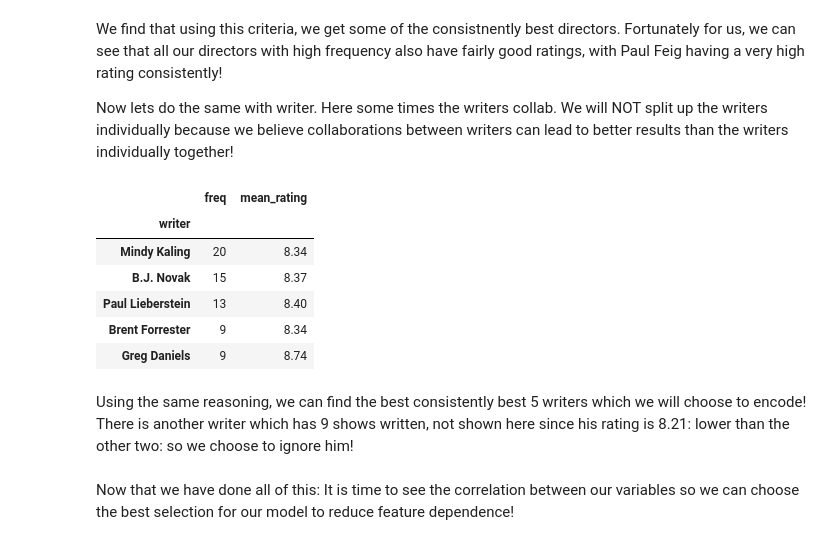
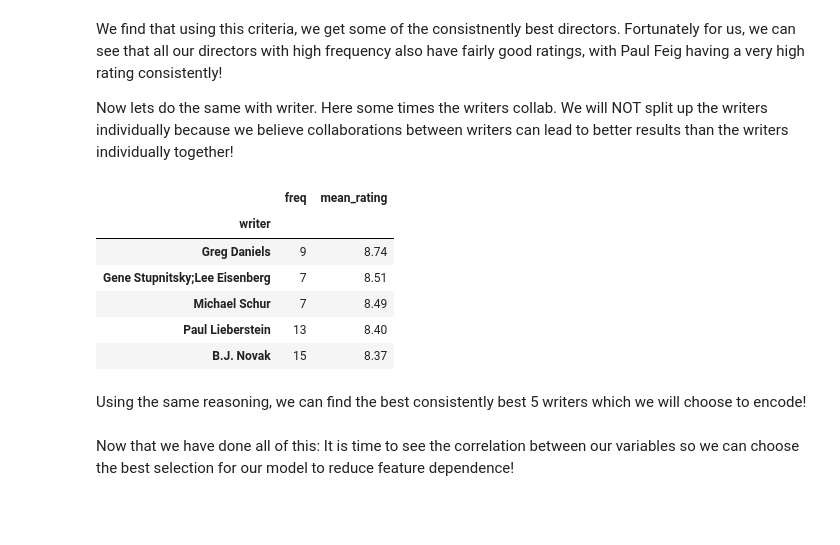
Before and after one commit to Mengyao41/ML_proj1, a Jupyter notebook: project1.ipynb, the cells around one changed output. Drawn from its saved outputs; the diff is of its cells as text; code cells hidden in the pictures; blank space fills up the shorter version.

```diff
--- a/project1.ipynb
+++ b/project1.ipynb
@@ -158,21 +195,21 @@ Now lets do the same with writer. Here some times the writers collab. We will NO
 # %%
 #get director dataframe which has their ratings and get a new column calculating the amount of times they directed
 writer = data[['writer', 'imdb_rating']].reindex(columns=list(['writer', 'imdb_rating', 'freq']), fill_value=1)
 #calculates the sum
 writer = writer.groupby('writer')[['writer', 'imdb_rating', 'freq']].sum()
 writer['mean_rating'] = round(writer['imdb_rating'] / writer['freq'], 2)
 # and sort the values for us on frequency (explained below) with a mean rating in the 75% percentile.
-writer[writer['freq']>=5].drop(columns = 'imdb_rating').sort_values(by='freq', ascending=False).head(5)
+writer[writer['freq']>=5].drop(columns = 'imdb_rating').sort_values(by='mean_rating', ascending=False).head(5)
 # %% [output]
 |  | freq | mean_rating |
 | writer |  |  |
-| Mindy Kaling | 20 | 8.34 |
+| Greg Daniels | 9 | 8.74 |
+| Gene Stupnitsky;Lee Eisenberg | 7 | 8.51 |
+| Michael Schur | 7 | 8.49 |
+| Paul Lieberstein | 13 | 8.40 |
 | B.J. Novak | 15 | 8.37 |
-| Paul Lieberstein | 13 | 8.40 |
-| Brent Forrester | 9 | 8.34 |
-| Greg Daniels | 9 | 8.74 |
 # %% [markdown]
-Using the same reasoning, we can find the best consistently best 5 writers which we will choose to encode! There is another writer which has 9 shows written, not shown here since his rating is 8.21: lower than the other two: so we choose to ignore him!
+Using the same reasoning, we can find the best consistently best 5 writers which we will choose to encode!
 # %% [markdown]
 Now that we have done all of this: It is time to see the correlation between our variables so we can choose the best selection for our model to reduce feature dependence!
 # %%
```
Also changed, not shown: parts of 29 cells of this notebook.
